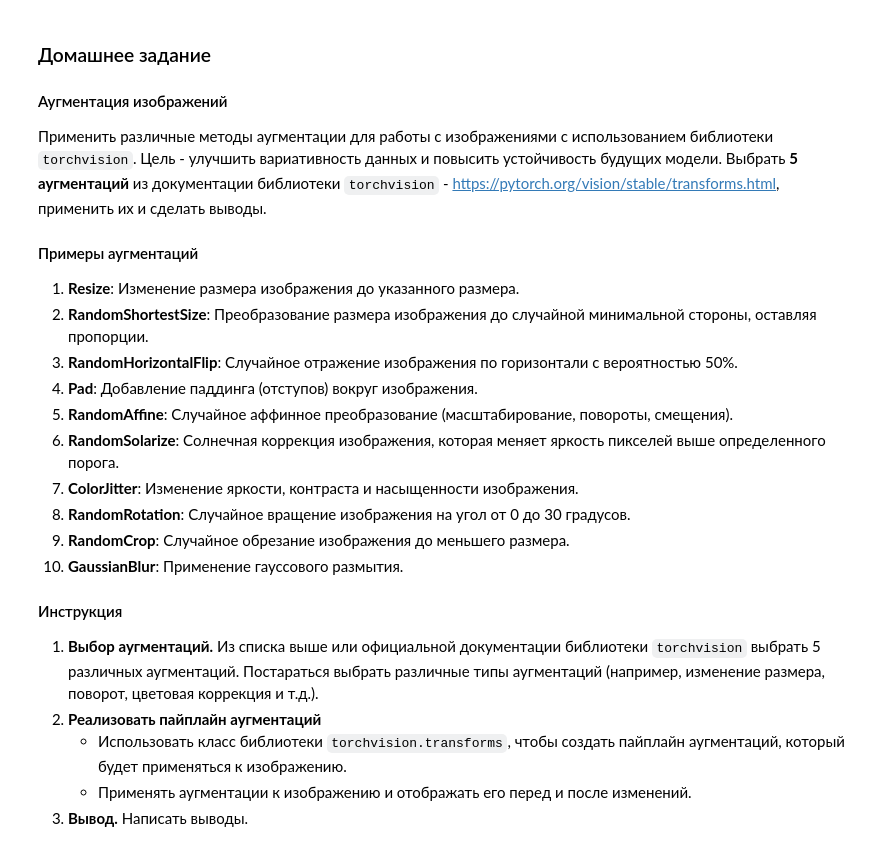
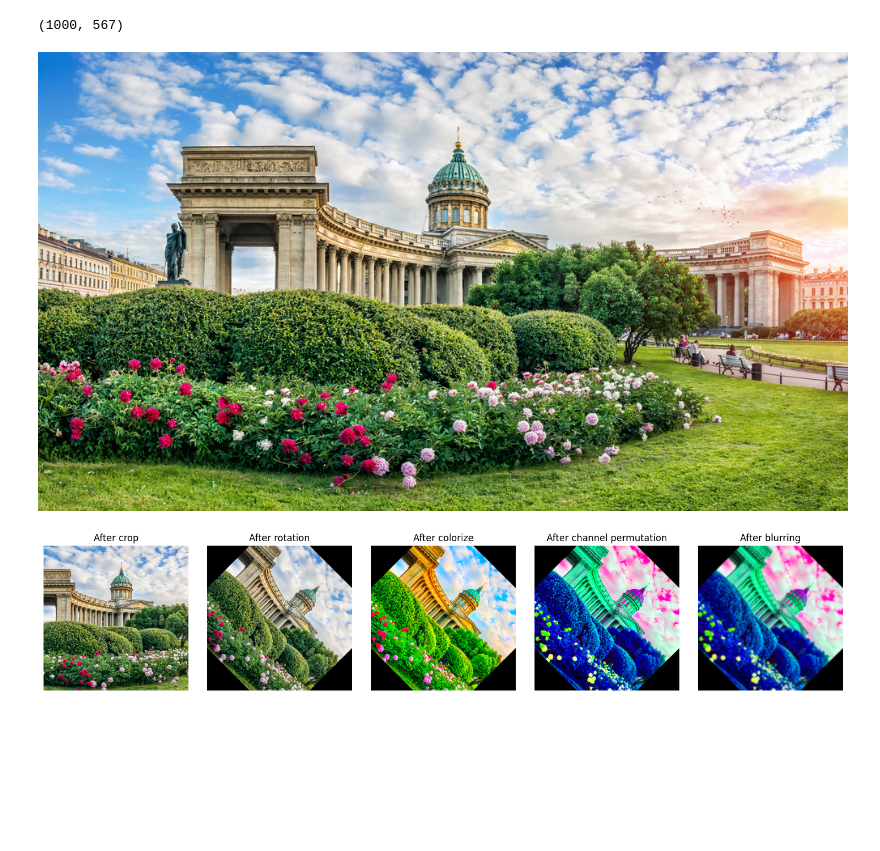
Before and after one commit to Crazy-Explorer31/dl_hse, a Jupyter notebook: homework_01/1.ipynb, the cells around one changed output. Saved outputs shown, nothing was run; the diff lists cells and outputs as text; code cells hidden in the pictures; blank space fills up the shorter version.

```diff
--- a/homework_01/1.ipynb
+++ b/homework_01/1.ipynb
@@ -1647,27 +0,0 @@ $
-# %% [markdown]
-### Домашнее задание
-
-#### Аугментация изображений
-
-Применить различные методы аугментации для работы с изображениями с использованием библиотеки `torchvision`. Цель - улучшить вариативность данных и повысить устойчивость будущих модели. Выбрать **5 аугментаций** из документации библиотеки `torchvision` - https://pytorch.org/vision/stable/transforms.html, применить их и сделать выводы.
-
-#### Примеры аугментаций
-
-1. **Resize**: Изменение размера изображения до указанного размера.
-2. **RandomShortestSize**: Преобразование размера изображения до случайной минимальной стороны, оставляя пропорции.
-3. **RandomHorizontalFlip**: Случайное отражение изображения по горизонтали с вероятностью 50%.
-4. **Pad**: Добавление паддинга (отступов) вокруг изображения.
-5. **RandomAffine**: Случайное аффинное преобразование (масштабирование, повороты, смещения).
-6. **RandomSolarize**: Солнечная коррекция изображения, которая меняет яркость пикселей выше определенного порога.
-7. **ColorJitter**: Изменение яркости, контраста и насыщенности изображения.
-8. **RandomRotation**: Случайное вращение изображения на угол от 0 до 30 градусов.
-9. **RandomCrop**: Случайное обрезание изображения до меньшего размера.
-10. **GaussianBlur**: Применение гауссового размытия.
-
-#### Инструкция
-
-1. **Выбор аугментаций.** Из списка выше или официальной документации библиотеки `torchvision` выбрать 5 различных аугментаций. Постараться выбрать различные типы аугментаций (например, изменение размера, поворот, цветовая коррекция и т.д.).
-2. **Реализовать пайплайн аугментаций**
-   - Использовать класс библиотеки `torchvision.transforms`, чтобы создать пайплайн аугментаций, который будет применяться к изображению.
-   - Применять аугментации к изображению и отображать его перед и после изменений.
-3. **Вывод.** Написать выводы.
@@ -1673,0 +10,8 @@ $
+# %%
+response = requests.get('https://raw.githubusercontent.com/DmitryRyumin/HSE_Fundamentals_of_DL_2025/refs/heads/main/tutorials/imgs/example.jpg')
+image = Image.open(BytesIO(response.content))
+print(image.size)
+image
+# %% [output]
+(1000, 567)
+[figure, added]
@@ -1673,0 +24,23 @@ $
+# %%
+fig, axes = plt.subplots(1, 5, figsize=(15, 3))
+
+transform_pipeline = v2.Compose([
+    v2.PILToTensor(),
+    v2.CenterCrop(500),
+    lambda processed_tensor : show_and_pass(processed_tensor, axes[0], "After crop"),
+    v2.RandomRotation(90),
+    lambda processed_tensor : show_and_pass(processed_tensor, axes[1], "After rotation"),
+    v2.ColorJitter(saturation=5),
+    lambda processed_tensor : show_and_pass(processed_tensor, axes[2], "After colorize"),
+    v2.RandomChannelPermutation(),
+    lambda processed_tensor : show_and_pass(processed_tensor, axes[3], "After channel permutation"),
+    v2.GaussianBlur(19),
+    lambda processed_tensor : show_and_pass(processed_tensor, axes[4], "After blurring"),
+    v2.ToPILImage()
+])
+image_transformed = transform_pipeline(image)
+
+plt.tight_layout()
+plt.show()
+# %% [output]
+[figure, added]
```
Also changed, not shown: parts of 70 cells of this notebook.
